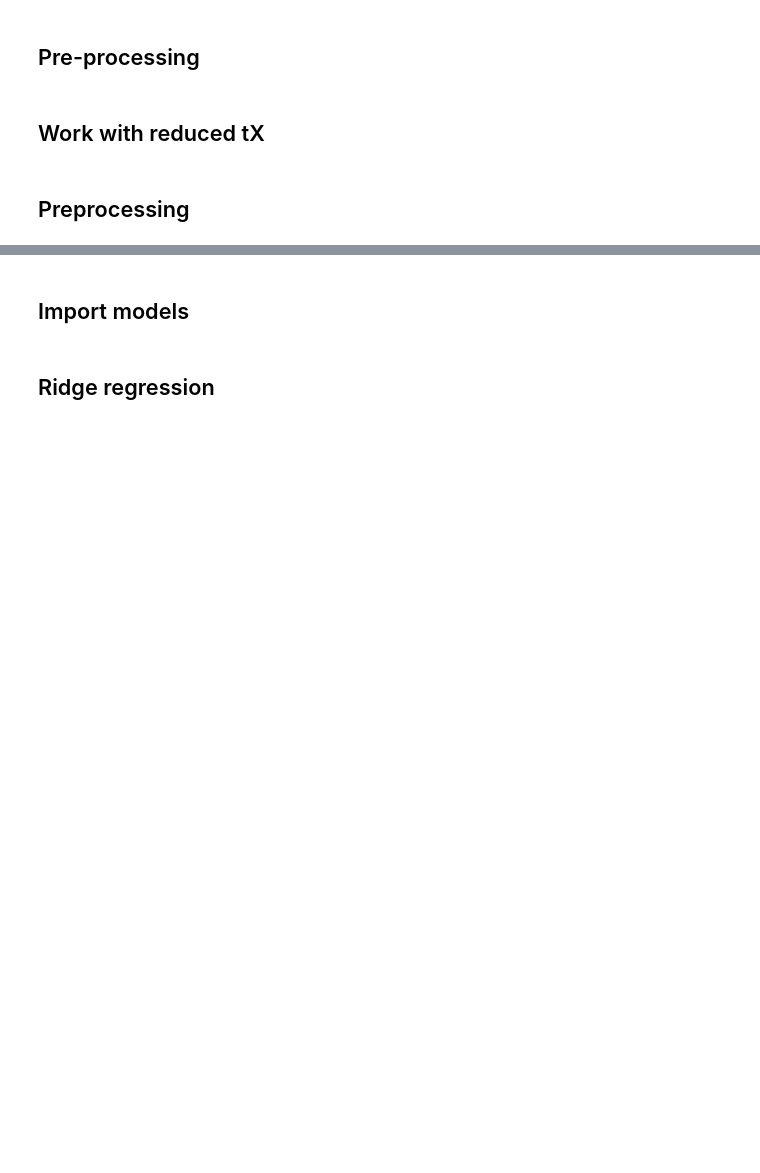
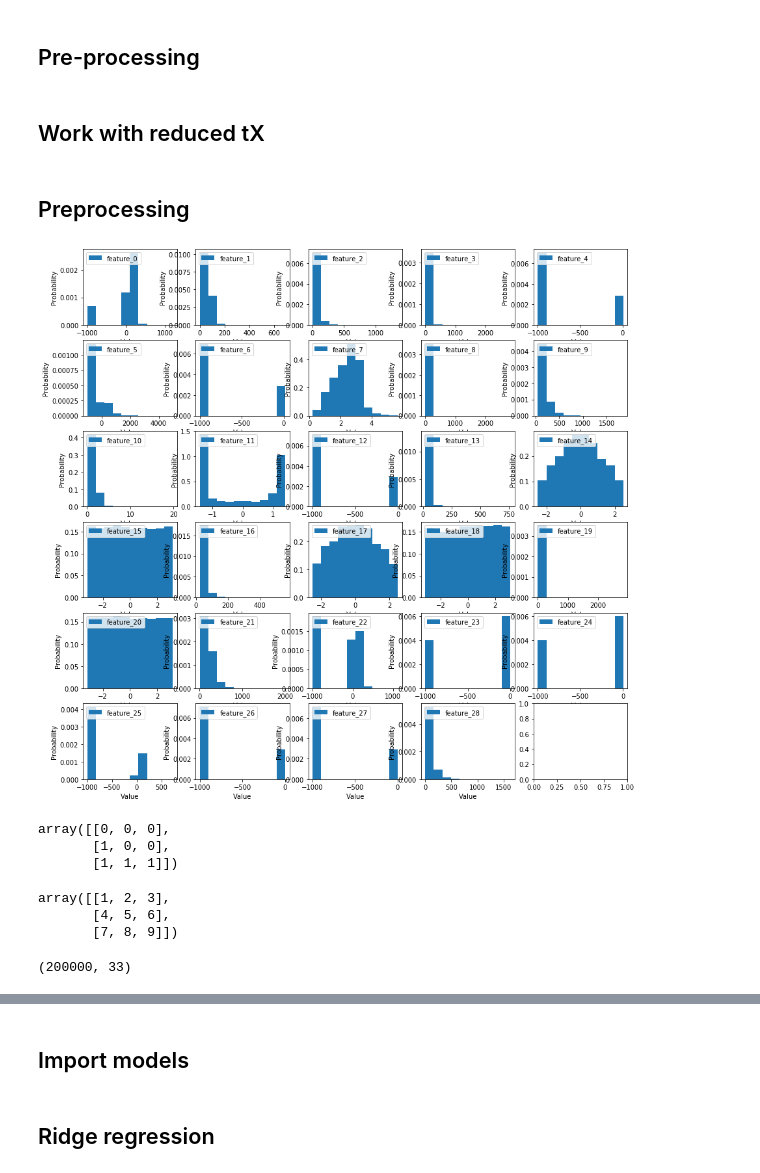
Before and after one commit to AndresMontero/ML_2019_EPFL, a Jupyter notebook: projects/project1/scripts/project1.ipynb, the cells around one changed output, grey strips where cells are left out. Saved outputs shown, nothing was run; the diff lists cells and outputs as text; code cells hidden in the pictures; blank space fills up the shorter version.

```diff
--- a/projects/project1/scripts/project1.ipynb
+++ b/projects/project1/scripts/project1.ipynb
@@ -196,13 +164,16 @@ dtypes = 15 * ["float"] + ['float-angle'] + 2 * ['float'] + ['float-angle'] \
 from proj1_utils import *
 # %%
 cat_cols = [22]
-x_train_num, x_train_cat = split_numerical_categorical(tX,cat_cols)
+full_x_train_num, full_x_train_cat = split_numerical_categorical(tX,cat_cols)
 # Treat numerical values
-x_train_num_nan = replace_undef_val_with_nan(x_train_num)
-x_train_num_nan_std, train_mean, train_std = nan_standardize_fit(x_train_num_nan)
-x_train_num_valid_std = replace_nan_val_with_median(x_train_num_nan_std)
+full_x_train_num_nan = replace_undef_val_with_nan(full_x_train_num)
+full_x_train_num_nan_std, train_mean, train_std = nan_standardize_fit(full_x_train_num_nan)
+# full_x_train_num_valid_std = replace_nan_val_with_mean(full_x_train_num_nan_std)
+full_x_train_num_valid_std = replace_nan_val_with_median(full_x_train_num_nan_std)
+full_x_train_num_valid_std = replace_iqr_outliers(full_x_train_num_valid_std)
 # Treat categorical values
-x_train_ohe_cat = one_hot_encode(x_train_cat)
-x_train = np.hstack((add_bias(x_train_num_valid_std),x_train_ohe_cat))
+full_x_train_ohe_cat = one_hot_encode(full_x_train_cat)
+full_x_train = np.hstack((add_bias(full_x_train_num_valid_std),full_x_train_ohe_cat))
 # Treat labels
-y_train = relabel_y_non_negative(y).reshape(-1,1)
+full_y_train = y
+# full_y_train = relabel_y_non_negative(y).reshape(-1,1)
@@ -218,3 +193,25 @@ x_test_ohe_cat = one_hot_encode(x_test_cat)
 x_test = np.hstack((add_bias(x_test_num_valid_std),x_test_ohe_cat))
 # Treat labels
 y_test = relabel_y_non_negative(y_test).reshape(-1,1)
+# %%
+multiHistPlots(full_x_train_num)
+# %% [output]
+[figure, added]
+# %%
+a = np.asarray([[1,2,3],[4,5,6],[7,8,9]])
+b = np.asarray([2,5,8])
+np.where(a>b,1,0)
+# %% [output]
+array([[0, 0, 0],
+       [1, 0, 0],
+       [1, 1, 1]])
+# %%
+a
+# %% [output]
+array([[1, 2, 3],
+       [4, 5, 6],
+       [7, 8, 9]])
+# %%
+x_train.shape
+# %% [output]
+(200000, 33)
```
Also changed, not shown: parts of 20 cells of this notebook, 1 other file.
